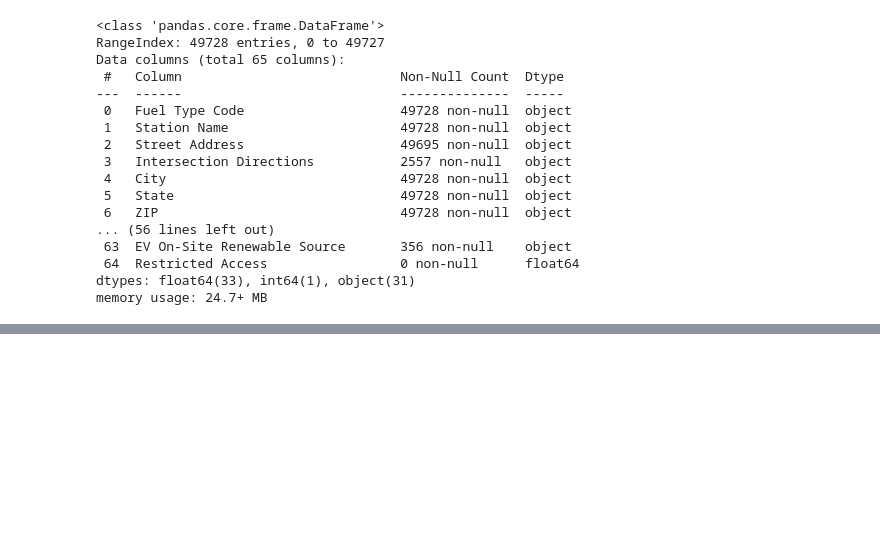
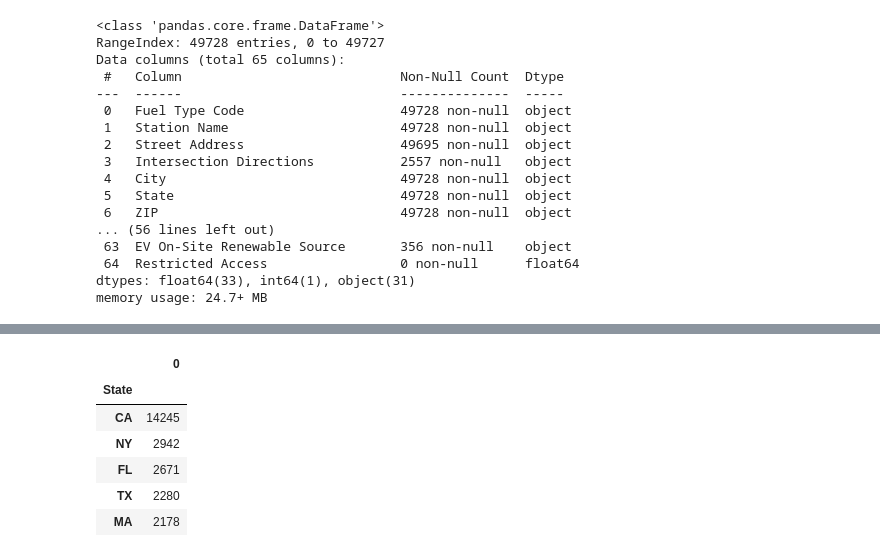
Before and after one commit to sedaverde/Electric-Car-Data-Analysis, a Jupyter notebook: Jupyter_Notebooks/alt_fuel_station_cleaning_data.ipynb, the cells around one changed output, grey strips where cells are left out. Cells and saved outputs as stored; diff of their text form; code cells hidden in the pictures; blank space fills up the shorter version.

```diff
--- a/Jupyter_Notebooks/alt_fuel_station_cleaning_data.ipynb
+++ b/Jupyter_Notebooks/alt_fuel_station_cleaning_data.ipynb
@@ -133,4 +129,13 @@ altfuel_df
 num_fuel_stations =altfuel_df.value_counts('State')
 # %%
 state_df = pd.DataFrame(num_fuel_stations)
+state_df.head()
+# %% [output]
+|  | 0 |
+| State |  |
+| CA | 14245 |
+| NY | 2942 |
+| FL | 2671 |
+| TX | 2280 |
+| MA | 2178 |
 # %%
```
Also changed, not shown: parts of 10 cells of this notebook, 10 other files.
